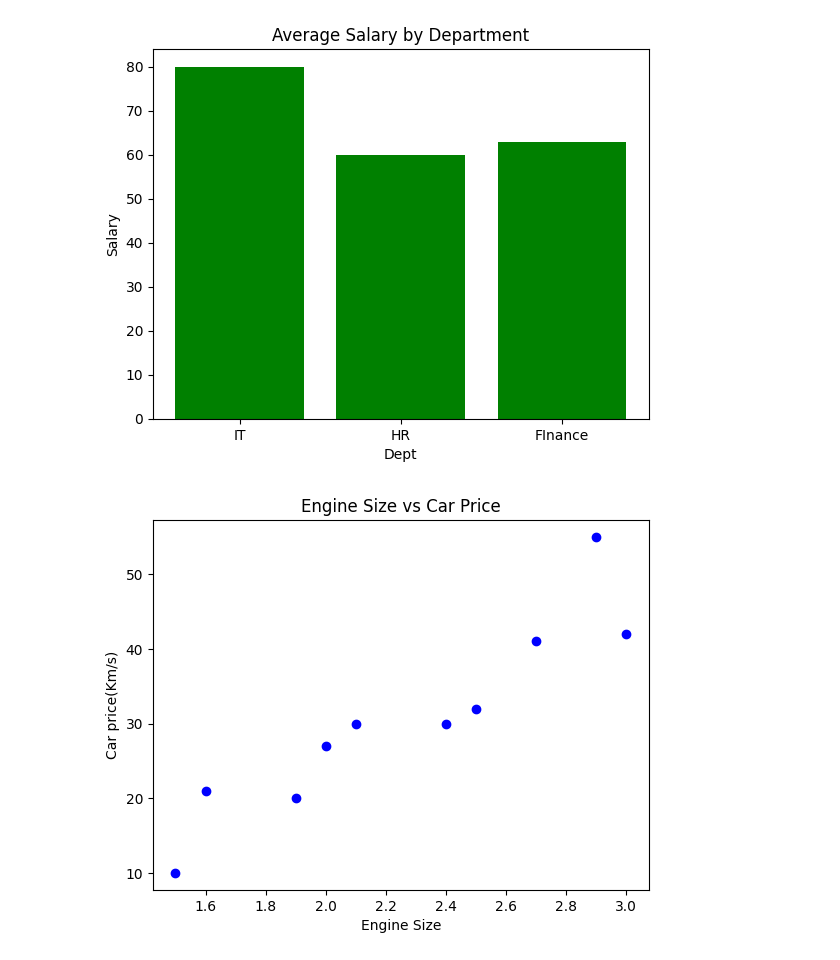
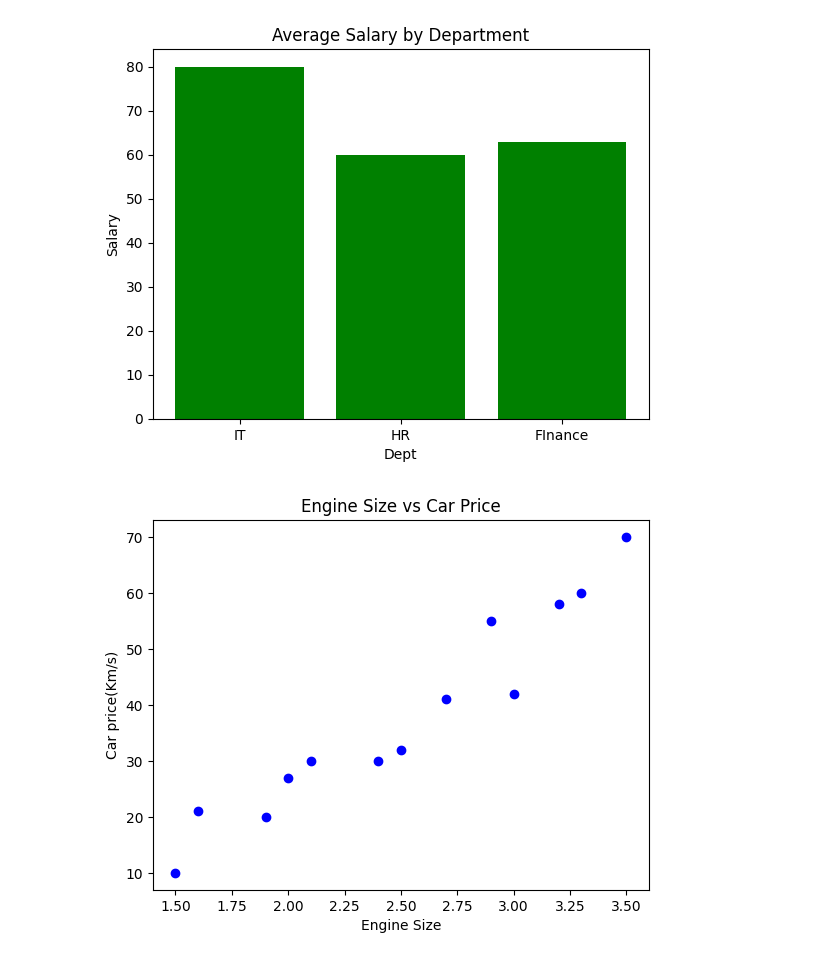
Before and after one commit to niyomugaboetiene/ml-tr-with-jupyter-notebook, a Jupyter notebook: real-exercises.ipynb, the cells around one changed output. Drawn from its saved outputs; the diff is of its cells as text; code cells hidden in the pictures.

```diff
--- a/real-exercises.ipynb
+++ b/real-exercises.ipynb
@@ -56,12 +56,12 @@ plt.show()
 # %% [output]
 [figure]
 # %%
-engineSize = [1.5, 1.6,1.9, 2.0, 2.1, 2.4, 2.5, 2.7, 2.9, 3.0]
-carPrice = [10, 21, 20, 27, 30, 30, 32, 41, 55, 42]
+engineSize = [1.5, 1.6,1.9, 2.0, 2.1, 2.4, 2.5, 2.7, 2.9, 3.0, 3.2, 3.3, 3.5]
+carPrice = [10, 21, 20, 27, 30, 30, 32, 41, 55, 42, 58, 60, 70]
 plt.scatter(engineSize, carPrice, color='blue')
 plt.xlabel("Engine Size")
 plt.ylabel("Car price(Km/s)")
 plt.title("Engine Size vs Car Price")
 plt.show()
 # %% [output]
-[figure, old version]
+[figure, new version]
```
